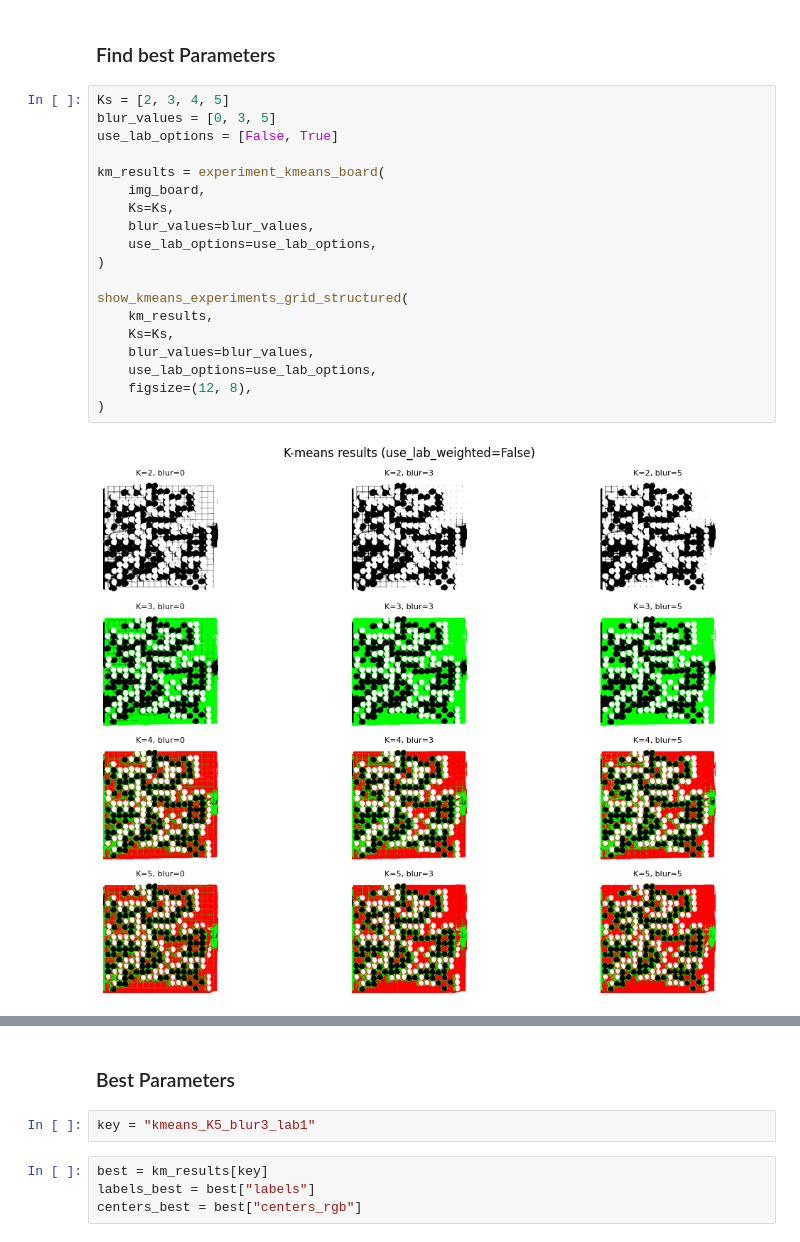
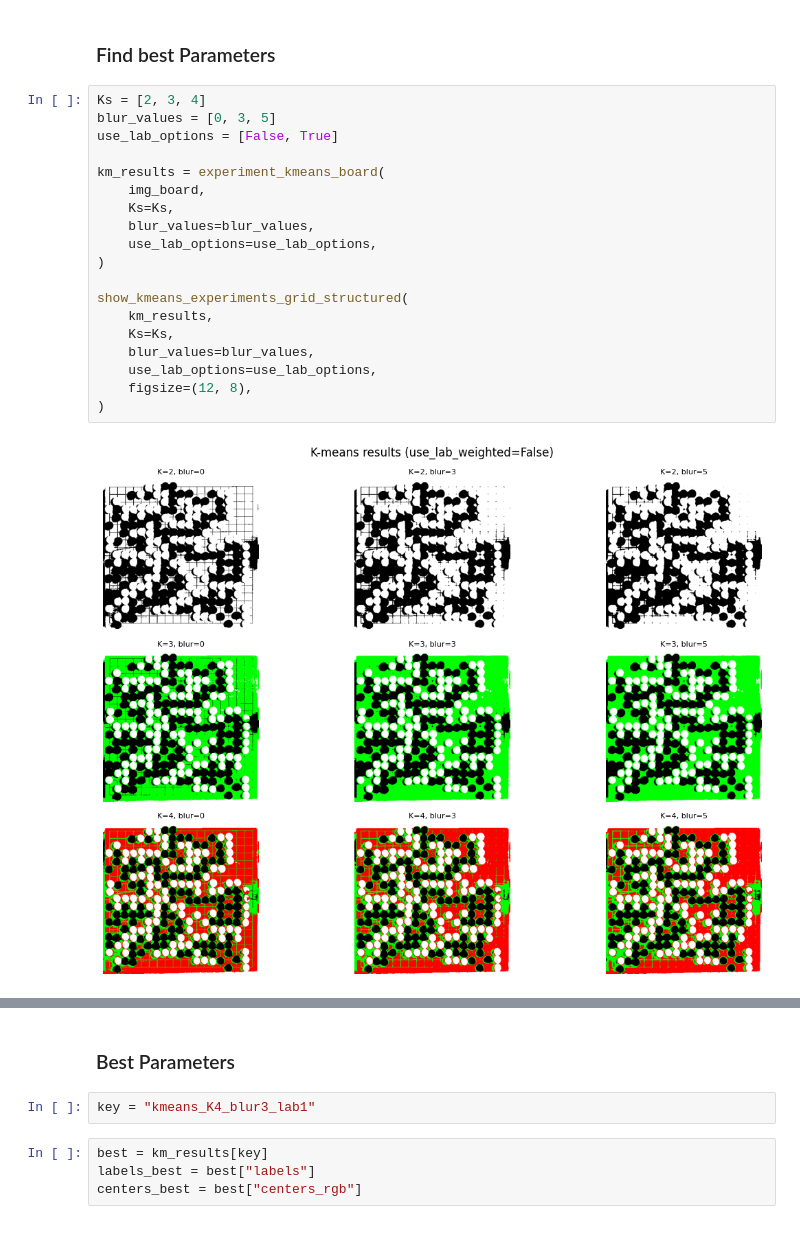
Before and after one commit to infamousperi/GBSV_MC, a Jupyter notebook: MC2/Segmentation_Morphological_Operations_Object_Properties.ipynb, the cells around one changed output, grey strips where cells are left out. Saved outputs shown, nothing was run; the diff lists cells and outputs as text.

```diff
--- a/MC2/Segmentation_Morphological_Operations_Object_Properties.ipynb
+++ b/MC2/Segmentation_Morphological_Operations_Object_Properties.ipynb
@@ -301,23 +301,23 @@ def show_kmeans_experiments_grid_structured(
 # %% [markdown]
 ### Find best Parameters
 # %%
-Ks = [2, 3, 4, 5]
+Ks = [2, 3, 4]
 blur_values = [0, 3, 5]
 use_lab_options = [False, True]
 
 km_results = experiment_kmeans_board(
     img_board,
     Ks=Ks,
     blur_values=blur_values,
     use_lab_options=use_lab_options,
 )
 
 show_kmeans_experiments_grid_structured(
     km_results,
     Ks=Ks,
     blur_values=blur_values,
     use_lab_options=use_lab_options,
     figsize=(12, 8),
 )
 # %% [output]
-[figure, old version]
+[figure, new version]
@@ -325,7 +325,7 @@ show_kmeans_experiments_grid_structured(
 # %% [markdown]
 ### Best Parameters
 # %%
-key = "kmeans_K5_blur3_lab1"
+key = "kmeans_K4_blur3_lab1"
 # %%
 best = km_results[key]
 labels_best = best["labels"]
```
Also changed, not shown: parts of 3 cells of this notebook.
